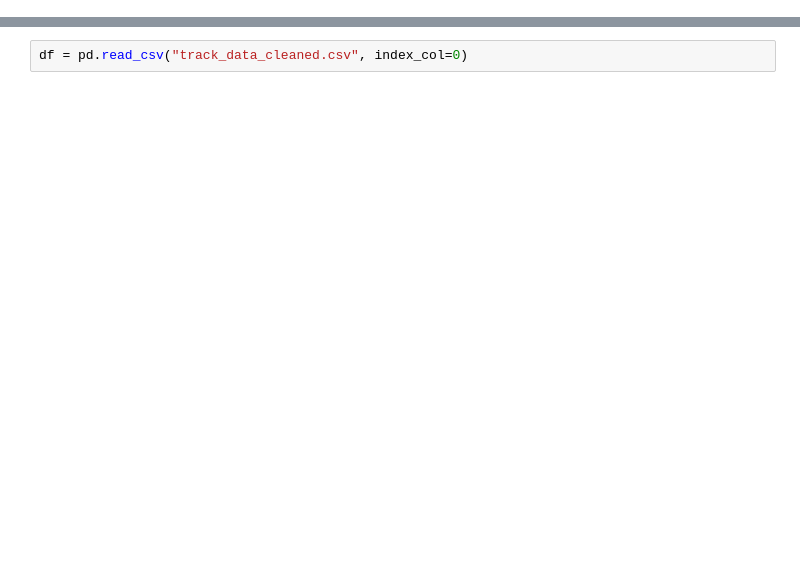
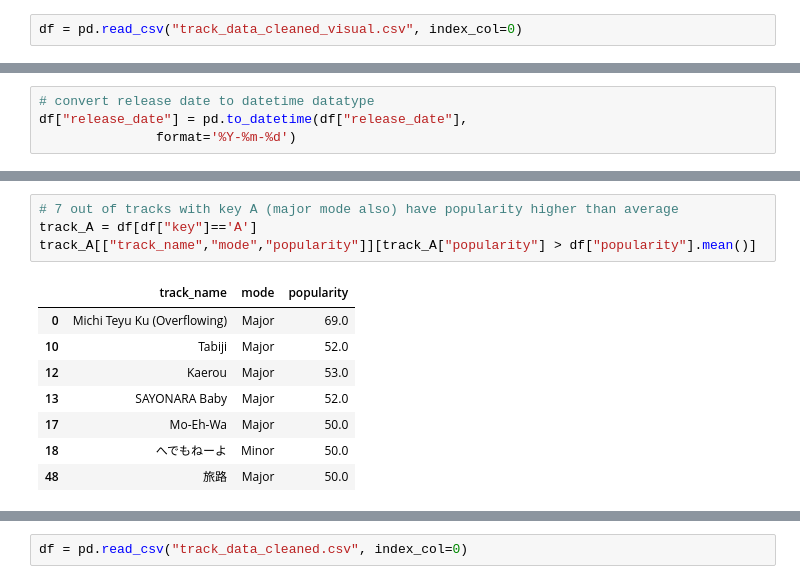
Before and after one commit to nipphittt17/Spotify-ArtistSong-Analysis, a Jupyter notebook: analyze_track.ipynb, the cells around one changed output, grey strips where cells are left out. Drawn from its saved outputs; the diff is of its cells as text; blank space fills up the shorter version.

```diff
--- a/analyze_track.ipynb
+++ b/analyze_track.ipynb
@@ -35,0 +8,2 @@ ModuleNotFoundError: No module named 'seaborn'
+# %%
+df = pd.read_csv("track_data_cleaned_visual.csv", index_col=0)
@@ -35,0 +30,4 @@ ModuleNotFoundError: No module named 'seaborn'
+# %%
+# convert release date to datetime datatype
+df["release_date"] = pd.to_datetime(df["release_date"],
+               format='%Y-%m-%d')
@@ -35,0 +110,13 @@ ModuleNotFoundError: No module named 'seaborn'
+# %%
+# 7 out of tracks with key A (major mode also) have popularity higher than average
+track_A = df[df["key"]=='A']
+track_A[["track_name","mode","popularity"]][track_A["popularity"] > df["popularity"].mean()]
+# %% [output]
+|  | track_name | mode | popularity |
+| 0 | Michi Teyu Ku (Overflowing) | Major | 69.0 |
+| 10 | Tabiji | Major | 52.0 |
+| 12 | Kaerou | Major | 53.0 |
+| 13 | SAYONARA Baby | Major | 52.0 |
+| 17 | Mo-Eh-Wa | Major | 50.0 |
+| 18 | へでもねーよ | Minor | 50.0 |
+| 48 | 旅路 | Major | 50.0 |
```
Also changed, not shown: parts of 38 cells of this notebook, 1 other file.
